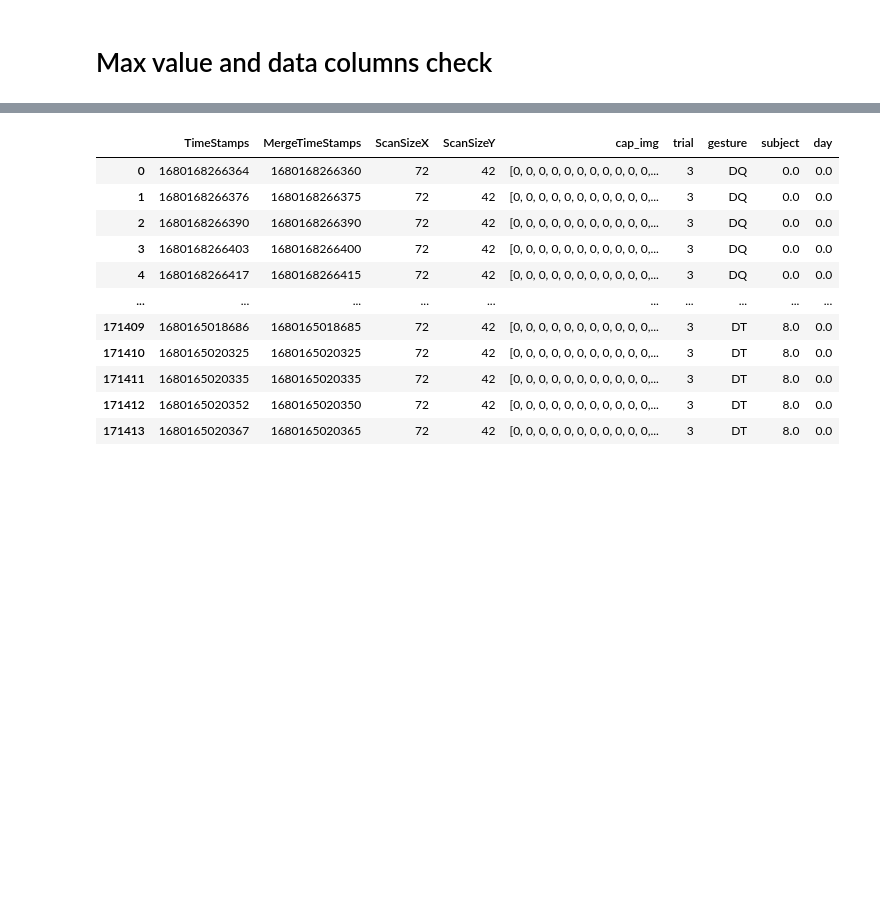
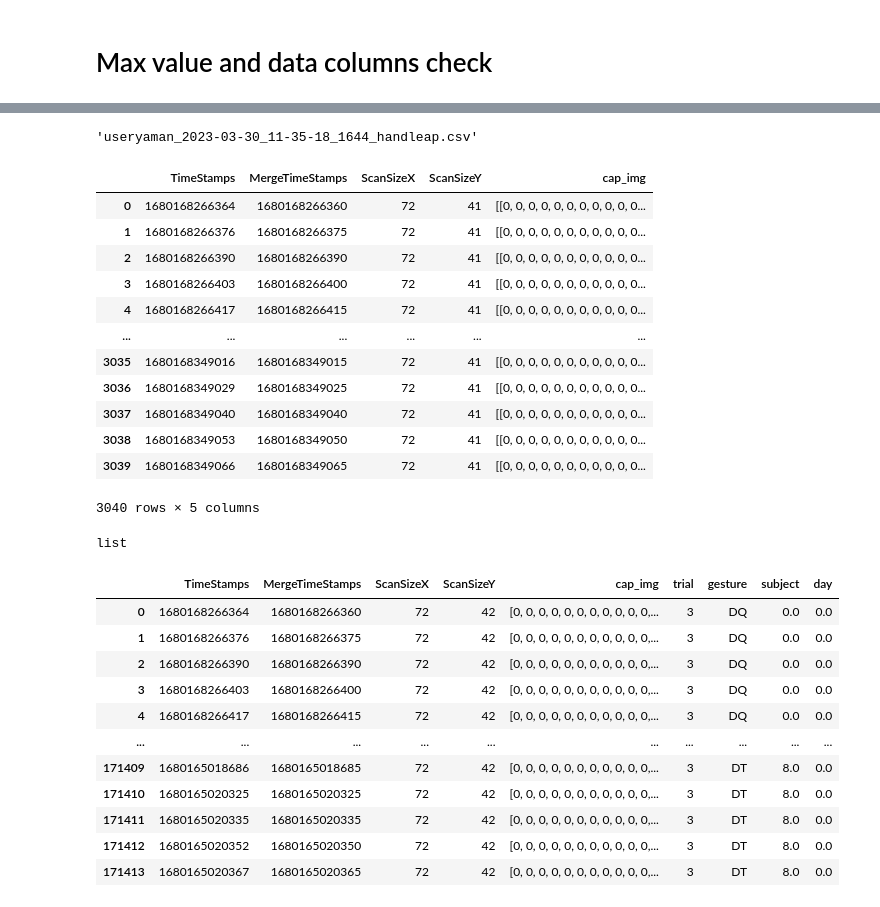
Before and after one commit to yawwam/ChiliSummerProject, a Jupyter notebook: src/script.ipynb, the cells around one changed output, grey strips where cells are left out. Saved outputs shown, nothing was run; the diff lists cells and outputs as text; code cells hidden in the pictures; blank space fills up the shorter version.

```diff
--- a/src/script.ipynb
+++ b/src/script.ipynb
@@ -77,3 +186,32 @@ for folder in os.listdir(folder_path):
+# %%
+files =os.listdir('../data/DATA3003/16Yaman/')
+skeleton_data = [f for f in files if f.endswith('handleap.csv')]
+skeleton_data[0]
+# %% [output]
+'useryaman_2023-03-30_11-35-18_1644_handleap.csv'
+# %%
+df=pd.read_csv('../data/DATA3003/16Yaman/YAMAN_3_DQ_100_rawdata.csv',sep=' ')
+pixels= df[numeric_cols]
+df= process_cap_img(df,trunc=True)
+df
+# %% [output]
+|  | TimeStamps | MergeTimeStamps | ScanSizeX | ScanSizeY | cap_img |
+| 0 | 1680168266364 | 1680168266360 | 72 | 41 | [[0, 0, 0, 0, 0, 0, 0, 0, 0, 0, 0... |
+| 1 | 1680168266376 | 1680168266375 | 72 | 41 | [[0, 0, 0, 0, 0, 0, 0, 0, 0, 0, 0... |
+| 2 | 1680168266390 | 1680168266390 | 72 | 41 | [[0, 0, 0, 0, 0, 0, 0, 0, 0, 0, 0... |
+| 3 | 1680168266403 | 1680168266400 | 72 | 41 | [[0, 0, 0, 0, 0, 0, 0, 0, 0, 0, 0... |
+| 4 | 1680168266417 | 1680168266415 | 72 | 41 | [[0, 0, 0, 0, 0, 0, 0, 0, 0, 0, 0... |
+| ... | ... | ... | ... | ... | ... |
+| 3035 | 1680168349016 | 1680168349015 | 72 | 41 | [[0, 0, 0, 0, 0, 0, 0, 0, 0, 0, 0... |
+| 3036 | 1680168349029 | 1680168349025 | 72 | 41 | [[0, 0, 0, 0, 0, 0, 0, 0, 0, 0, 0... |
+| 3037 | 1680168349040 | 1680168349040 | 72 | 41 | [[0, 0, 0, 0, 0, 0, 0, 0, 0, 0, 0... |
+| 3038 | 1680168349053 | 1680168349050 | 72 | 41 | [[0, 0, 0, 0, 0, 0, 0, 0, 0, 0, 0... |
+| 3039 | 1680168349066 | 1680168349065 | 72 | 41 | [[0, 0, 0, 0, 0, 0, 0, 0, 0, 0, 0... |
+3040 rows × 5 columns
+# %%
+type(b[0])
+# %% [output]
+list
 # %%
 ds = pd.read_pickle('../data/processed/day0.pkl')
 ds
```
Also changed, not shown: parts of 6 cells of this notebook, 4 other files.
